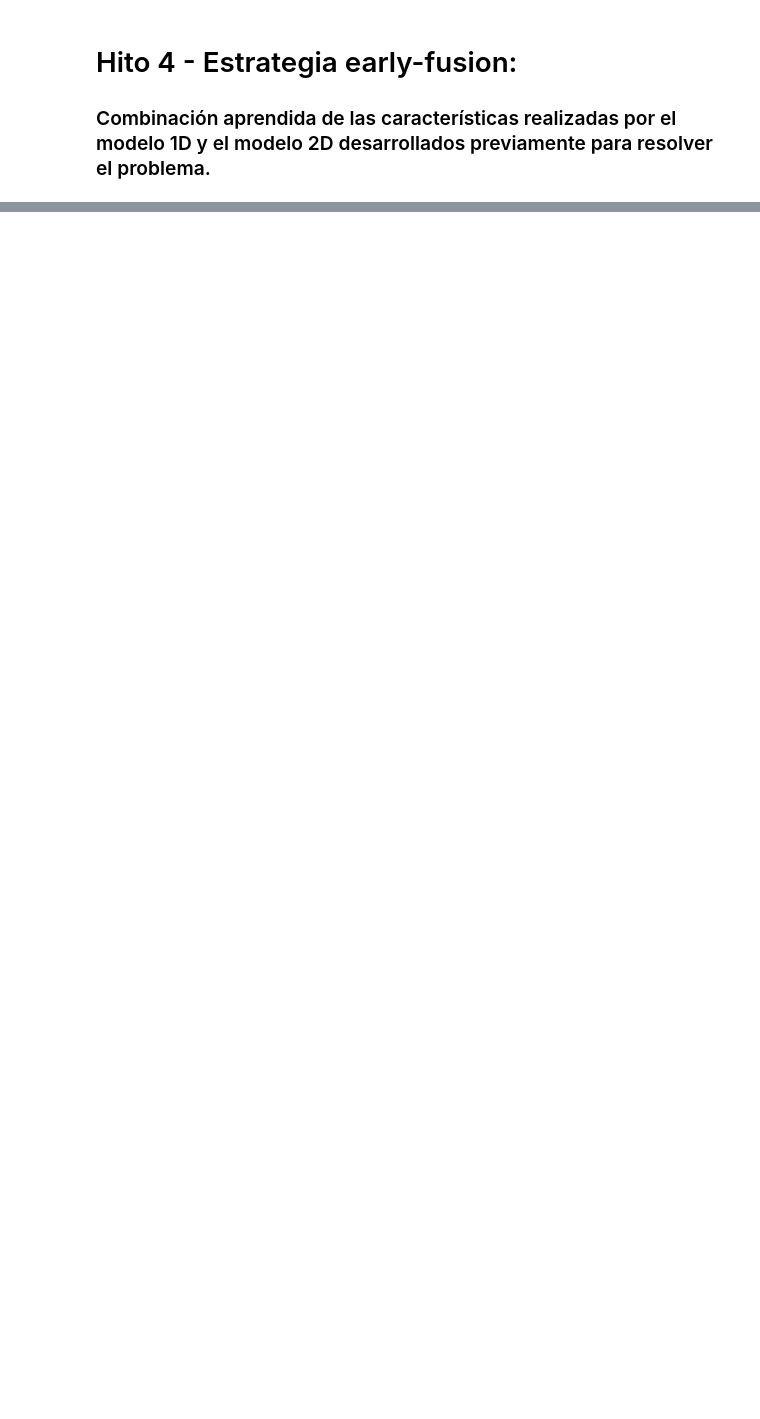
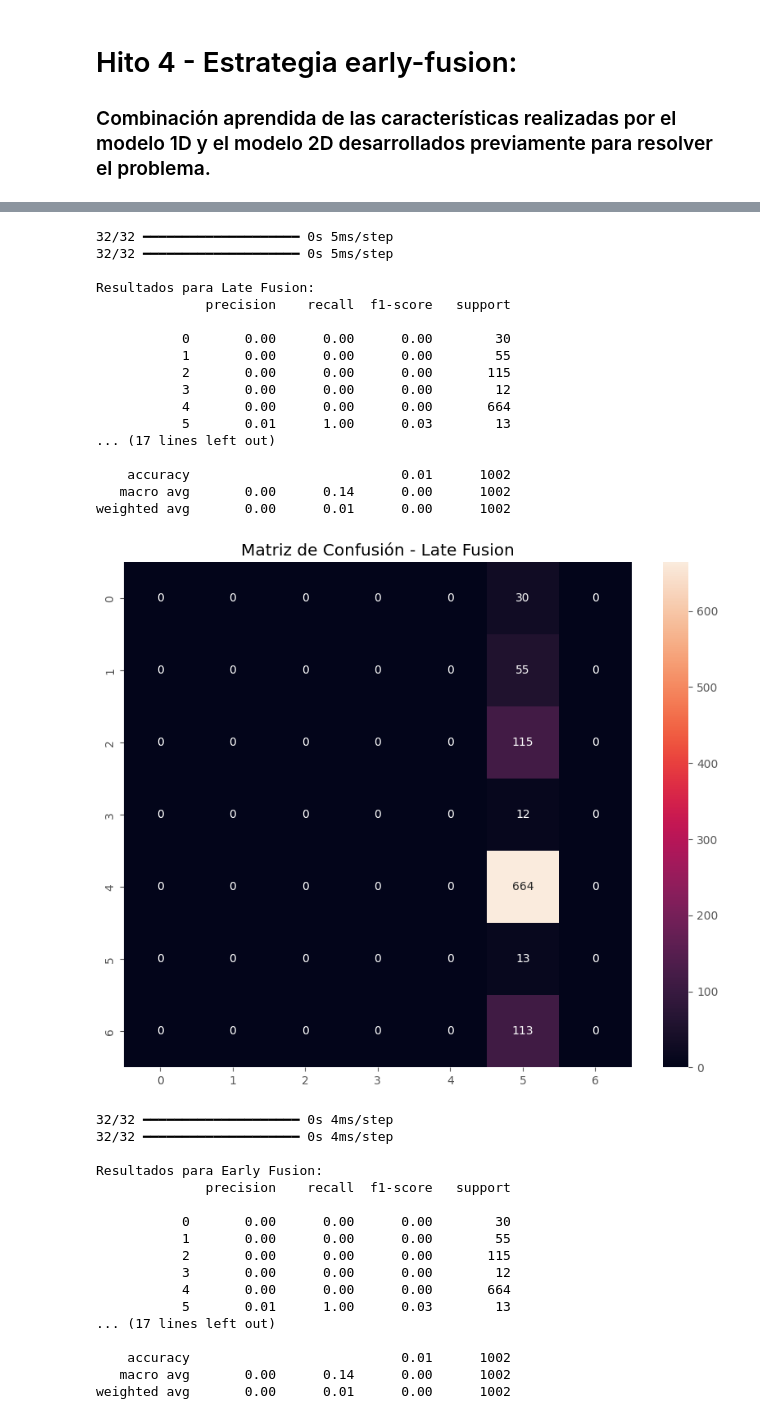
Before and after one commit to MarcosGutierrezMoya/deepLearning_practice, a Jupyter notebook: Práctica Marcos Gutierrez.ipynb, the cells around one changed output, grey strips where cells are left out. Cells and saved outputs as stored; diff of their text form; code cells hidden in the pictures; blank space fills up the shorter version.

```diff
--- a/Práctica Marcos Gutierrez.ipynb
+++ b/Práctica Marcos Gutierrez.ipynb
@@ -335,7 +335,7 @@ Mejor precisión en validación: 70.59%
 # Hito 2 Modelo 2D (imágenes):
 ### Resolver el problema considerando la información presente en las imágenes empleando para ello al menos una red convolucional.
 # %%
-hmnistData = pd.read_csv("./drive/MyDrive/IA Python/deepLearning/hmnist_28_28_RGB.csv", sep=",")
+hmnistData = pd.read_csv("hmnist_28_28_RGB.csv", sep=",")
 
 hmnistData.head(5).T
 # %% [output]
@@ -613,0 +843,69 @@ Model: "functional_5"
+# %%
+# 7. Evaluar modelos en test
+def evaluate_model(model, X_tab_test, X_img_test, y_test, model_name):
+    # 1. Primero asegurar que tenemos el mismo número de muestras
+    min_samples = min(X_tab_test.shape[0], X_img_test.shape[0])
+
+    # 2. Recortar los datos al mismo tamaño
+    X_tab_test = X_tab_test[:min_samples].astype(np.float32)
+    X_img_test = X_img_test[:min_samples].astype(np.float32)
+    y_test = y_test[:min_samples]
+
+    # 3. Convertir etiquetas a one-hot encoding si no lo están
+    if len(y_test.shape) == 1:
+        y_test = to_categorical(y_test, num_classes=len(np.unique(y_test)))
+
+    # 4. Realizar predicciones
+    y_pred = model.predict([X_tab_test, X_img_test])
+    y_pred_classes = np.argmax(y_pred, axis=1)
+    y_test_classes = np.argmax(y_test, axis=1)
+
+    # 5. Métricas
+    print(f"\nResultados para {model_name}:")
+    print(classification_report(y_test_classes, y_pred_classes))
+
+    # 6. Matriz de confusión
+    plt.figure(figsize=(10, 8))
+    sns.heatmap(confusion_matrix(y_test_classes, y_pred_classes), annot=True, fmt='d')
+    plt.title(f'Matriz de Confusión - {model_name}')
+    plt.show()
+
+# Modificar las llamadas a evaluate_model
+evaluate_model(model_late, X_scaled, X_test_reshaped, Y_test, "Late Fusion")  # Cambiar orden de inputs
+evaluate_model(model_early, X_scaled, X_test_reshaped, Y_test, "Early Fusion")  # Cambiar orden de inputs
+# %% [output]
+32/32 ━━━━━━━━━━━━━━━━━━━━ 0s 5ms/step
+32/32 ━━━━━━━━━━━━━━━━━━━━ 0s 5ms/step
+
+Resultados para Late Fusion:
+              precision    recall  f1-score   support
+
+           0       0.00      0.00      0.00        30
+           1       0.00      0.00      0.00        55
+           2       0.00      0.00      0.00       115
+           3       0.00      0.00      0.00        12
+           4       0.00      0.00      0.00       664
+           5       0.01      1.00      0.03        13
+... (17 lines left out)
+
+    accuracy                           0.01      1002
+   macro avg       0.00      0.14      0.00      1002
+weighted avg       0.00      0.01      0.00      1002
+[figure, added]
+32/32 ━━━━━━━━━━━━━━━━━━━━ 0s 4ms/step
+32/32 ━━━━━━━━━━━━━━━━━━━━ 0s 4ms/step
+
+Resultados para Early Fusion:
+              precision    recall  f1-score   support
+
+           0       0.00      0.00      0.00        30
+           1       0.00      0.00      0.00        55
+           2       0.00      0.00      0.00       115
+           3       0.00      0.00      0.00        12
+           4       0.00      0.00      0.00       664
+           5       0.01      1.00      0.03        13
+... (17 lines left out)
+
+    accuracy                           0.01      1002
+   macro avg       0.00      0.14      0.00      1002
+weighted avg       0.00      0.01      0.00      1002
```
Also changed, not shown: parts of 27 cells of this notebook, 3 other files.
